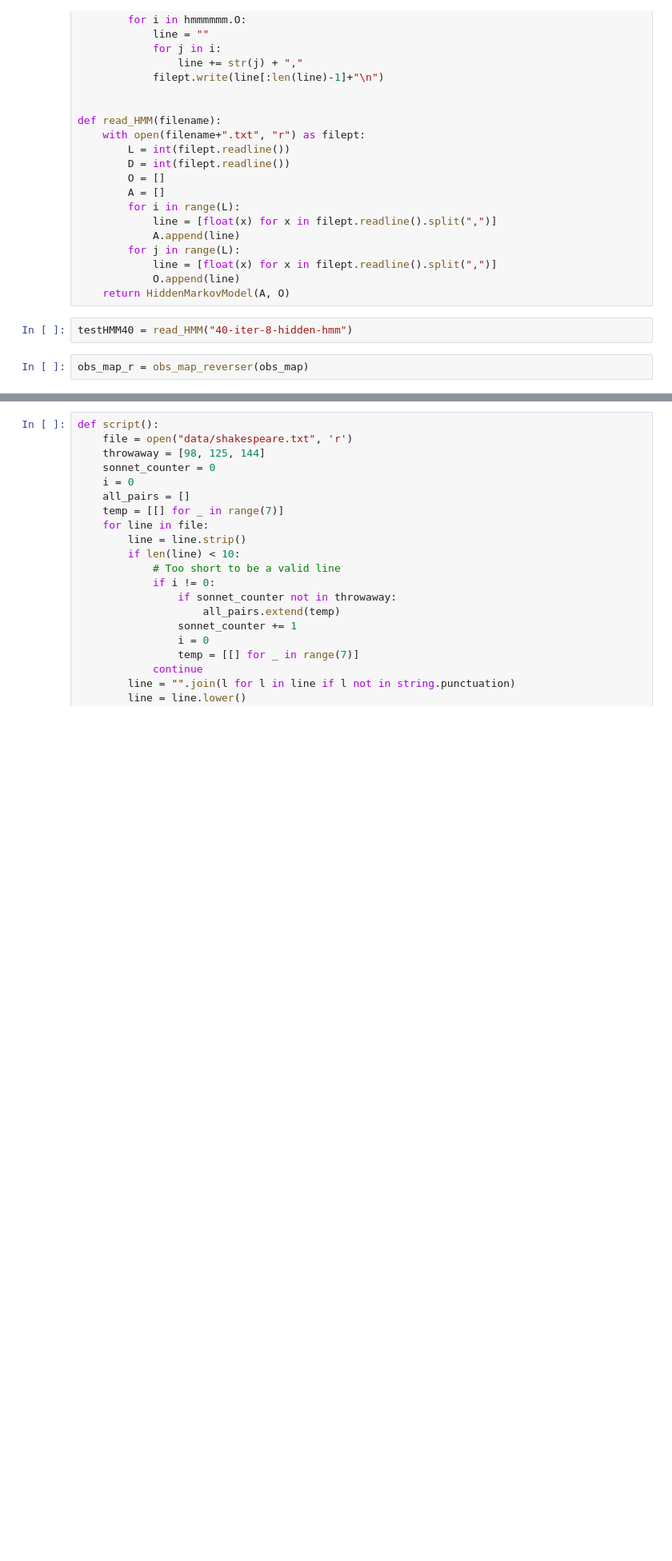
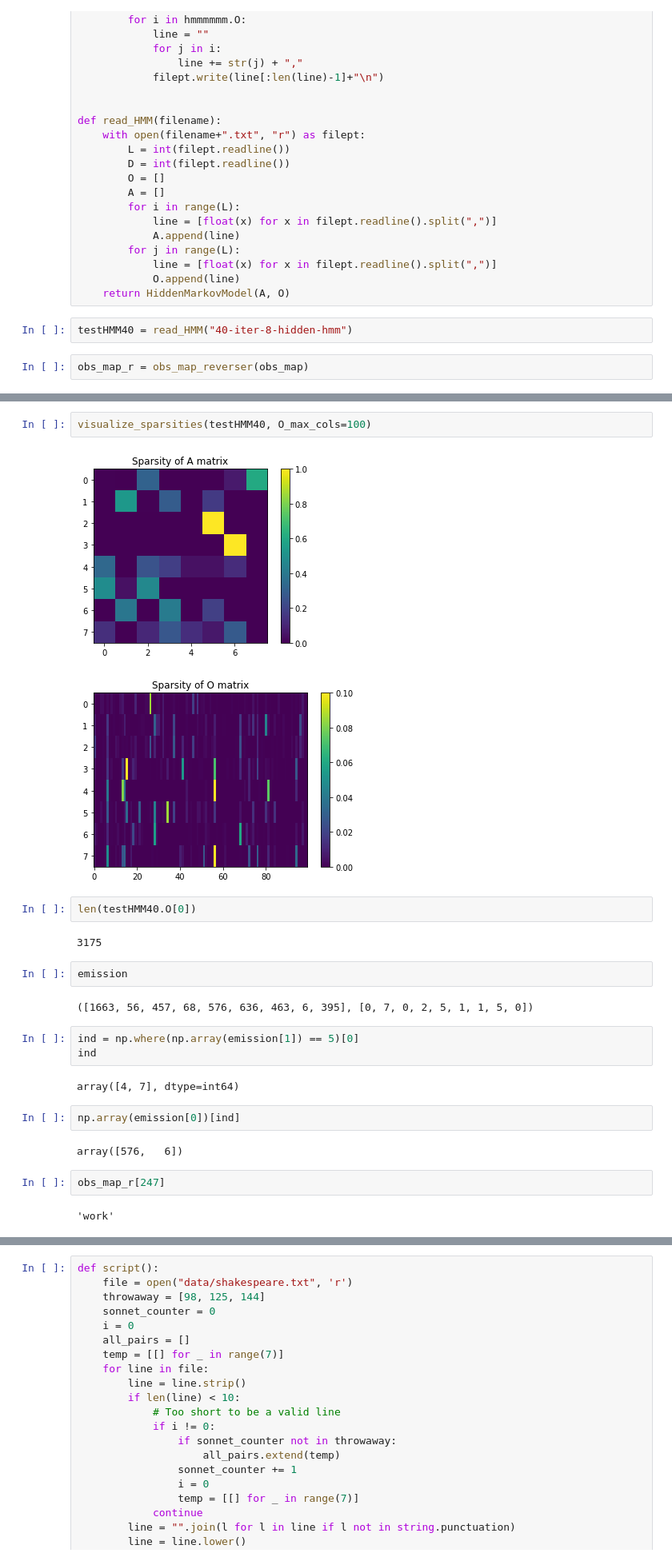
Before and after one commit to maria93101/cs155-hmm_poems, a Jupyter notebook: syllables.ipynb, the cells around one changed output, grey strips where cells are left out. Shown: that part at 80% size. Cells and saved outputs as stored; diff of their text form; blank space fills up the shorter version.

```diff
--- a/syllables.ipynb
+++ b/syllables.ipynb
@@ -220,0 +233,26 @@ Graces and i should then those you shine me
+# %%
+visualize_sparsities(testHMM40, O_max_cols=100)
+# %% [output]
+[figure, added]
+[figure, added]
+# %%
+len(testHMM40.O[0])
+# %% [output]
+3175
+# %%
+emission
+# %% [output]
+([1663, 56, 457, 68, 576, 636, 463, 6, 395], [0, 7, 0, 2, 5, 1, 1, 5, 0])
+# %%
+ind = np.where(np.array(emission[1]) == 5)[0]
+ind
+# %% [output]
+array([4, 7], dtype=int64)
+# %%
+np.array(emission[0])[ind]
+# %% [output]
+array([576,   6])
+# %%
+obs_map_r[247]
+# %% [output]
+'work'
```
Also changed, not shown: parts of 7 cells of this notebook, 1 other file.
